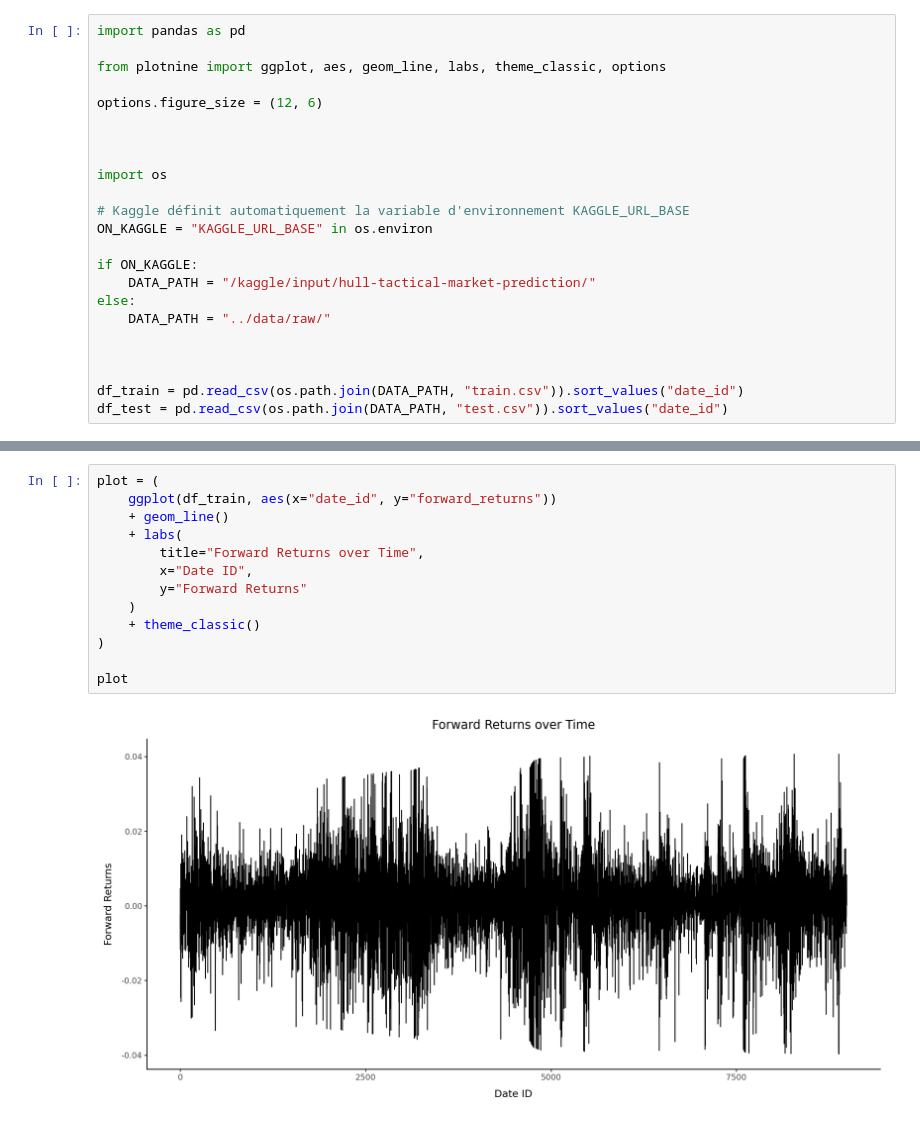
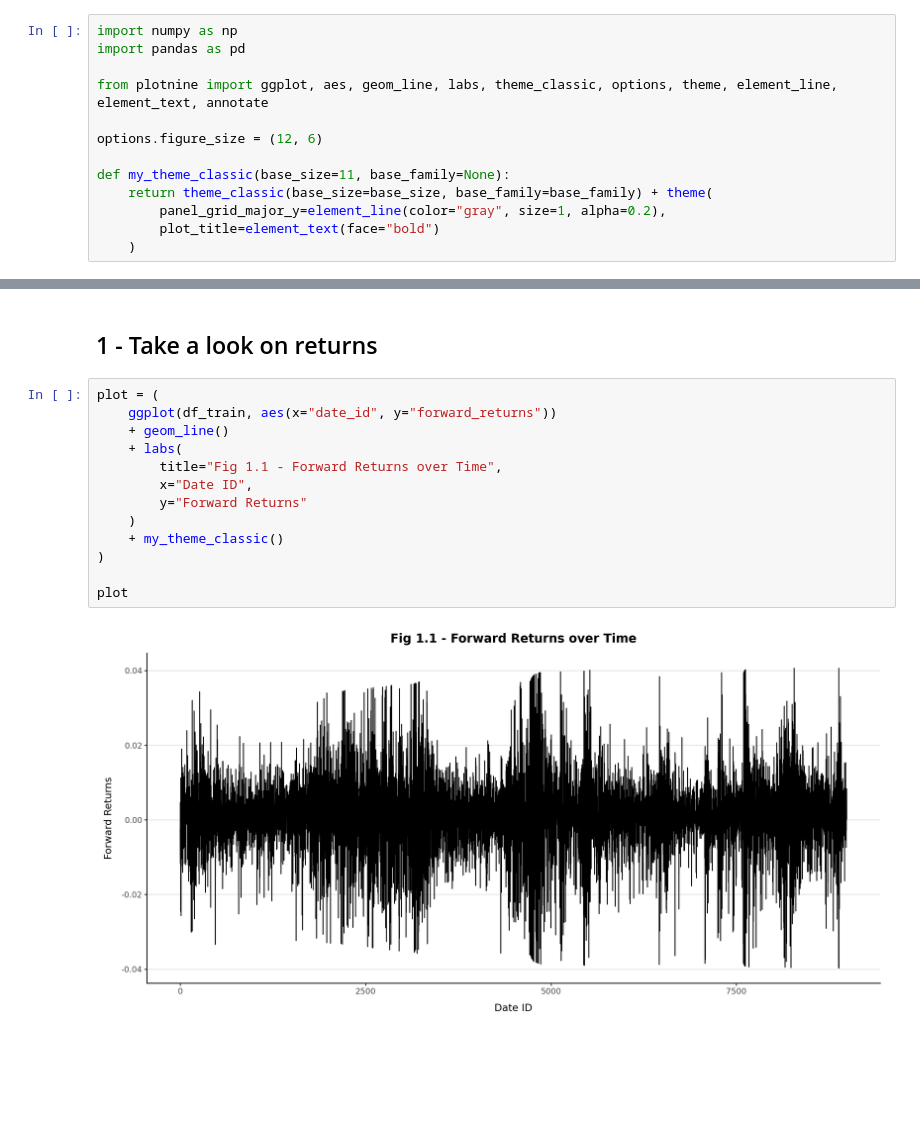
Before and after one commit to PaulCascarino/Kaggle-Hull_Market_Pred, a Jupyter notebook: notebooks/eda.ipynb, the cells around one changed output, grey strips where cells are left out. Saved outputs shown, nothing was run; the diff lists cells and outputs as text; blank space fills up the shorter version.

```diff
--- a/notebooks/eda.ipynb
+++ b/notebooks/eda.ipynb
@@ -1,23 +1,13 @@
 # %%
+import numpy as np
 import pandas as pd
 
-from plotnine import ggplot, aes, geom_line, labs, theme_classic, options
+from plotnine import ggplot, aes, geom_line, labs, theme_classic, options, theme, element_line, element_text, annotate
 
 options.figure_size = (12, 6)
 
-
-
-import os
-
-# Kaggle définit automatiquement la variable d'environnement KAGGLE_URL_BASE
-ON_KAGGLE = "KAGGLE_URL_BASE" in os.environ
-
-if ON_KAGGLE:
-    DATA_PATH = "/kaggle/input/hull-tactical-market-prediction/"
-else:
-    DATA_PATH = "../data/raw/"
-
-
-
-df_train = pd.read_csv(os.path.join(DATA_PATH, "train.csv")).sort_values("date_id")
-df_test = pd.read_csv(os.path.join(DATA_PATH, "test.csv")).sort_values("date_id")
+def my_theme_classic(base_size=11, base_family=None):
+    return theme_classic(base_size=base_size, base_family=base_family) + theme(
+        panel_grid_major_y=element_line(color="gray", size=1, alpha=0.2),
+        plot_title=element_text(face="bold")
+    )
@@ -24,18 +29,20 @@ df_test = pd.read_csv(os.path.join(DATA_PATH, "test.csv")).sort_values("date_id"
+# %% [markdown]
+## 1 - Take a look on returns
 # %%
 plot = (
     ggplot(df_train, aes(x="date_id", y="forward_returns"))
     + geom_line()
     + labs(
-        title="Forward Returns over Time",
+        title="Fig 1.1 - Forward Returns over Time",
         x="Date ID",
         y="Forward Returns"
     )
-    + theme_classic()
+    + my_theme_classic()
 )
 
 plot
 # %% [output]
-[figure, old version]
+[figure, new version]
 # %%
 df_train["cumulative_return"] = (1 + df_train["forward_returns"]).cumprod()
 
```
Also changed, not shown: parts of 3 cells of this notebook.
